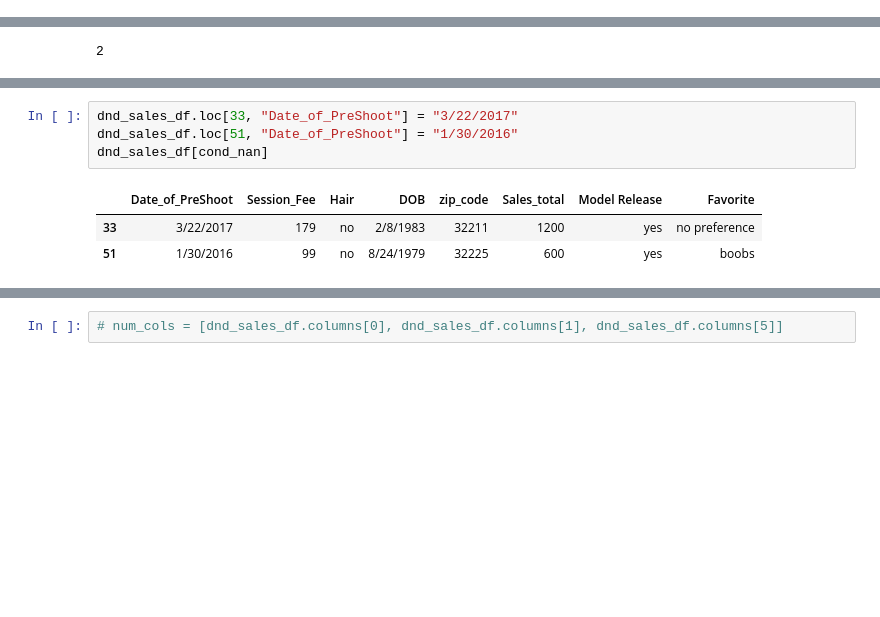
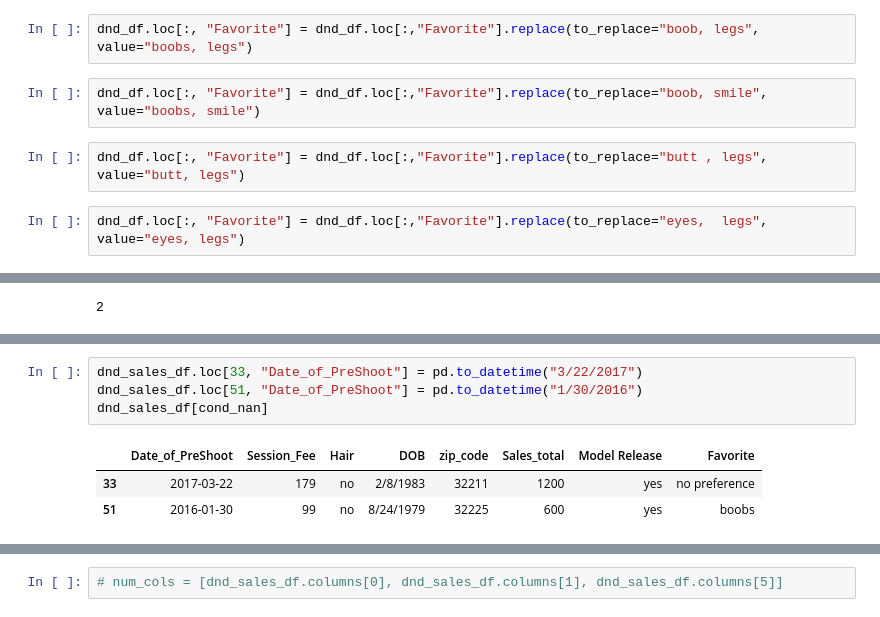
Before and after one commit to ilEnzio/Sexy_In_The_City, a Jupyter notebook: Photography_Dataset_Submission.ipynb, the cells around one changed output, grey strips where cells are left out. Saved outputs shown, nothing was run; the diff lists cells and outputs as text; blank space fills up the shorter version.

```diff
--- a/Photography_Dataset_Submission.ipynb
+++ b/Photography_Dataset_Submission.ipynb
@@ -74,0 +104,8 @@ dnd_df.loc[:, "Favorite"] = dnd_df.loc[:,"Favorite"].replace(to_replace=np.NaN,
+# %%
+dnd_df.loc[:, "Favorite"] = dnd_df.loc[:,"Favorite"].replace(to_replace="boob, legs", value="boobs, legs")
+# %%
+dnd_df.loc[:, "Favorite"] = dnd_df.loc[:,"Favorite"].replace(to_replace="boob, smile", value="boobs, smile")
+# %%
+dnd_df.loc[:, "Favorite"] = dnd_df.loc[:,"Favorite"].replace(to_replace="butt , legs", value="butt, legs")
+# %%
+dnd_df.loc[:, "Favorite"] = dnd_df.loc[:,"Favorite"].replace(to_replace="eyes,  legs", value="eyes, legs")
@@ -313,8 +338,8 @@ dnd_sales_df[cond_nan]
 # %%
-dnd_sales_df.loc[33, "Date_of_PreShoot"] = "3/22/2017"
-dnd_sales_df.loc[51, "Date_of_PreShoot"] = "1/30/2016"
+dnd_sales_df.loc[33, "Date_of_PreShoot"] = pd.to_datetime("3/22/2017")
+dnd_sales_df.loc[51, "Date_of_PreShoot"] = pd.to_datetime("1/30/2016")
 dnd_sales_df[cond_nan]
 # %% [output]
 |  | Date_of_PreShoot | Session_Fee | Hair | DOB | zip_code | Sales_total | Model Release | Favorite |
-| 33 | 3/22/2017 | 179 | no | 2/8/1983 | 32211 | 1200 | yes | no preference |
-| 51 | 1/30/2016 | 99 | no | 8/24/1979 | 32225 | 600 | yes | boobs |
+| 33 | 2017-03-22 | 179 | no | 2/8/1983 | 32211 | 1200 | yes | no preference |
+| 51 | 2016-01-30 | 99 | no | 8/24/1979 | 32225 | 600 | yes | boobs |
```
Also changed, not shown: parts of 92 cells of this notebook.
